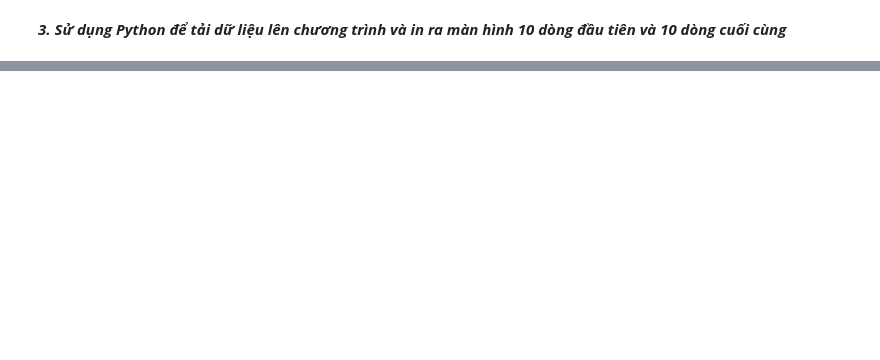
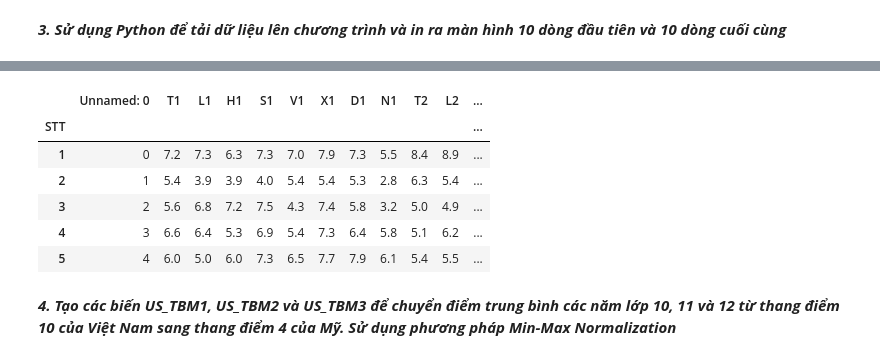
Before and after one commit to NgaanLee/DataAnalystDeepLearning, a Jupyter notebook: Homeworks_Lap01.ipynb, the cells around one changed output, grey strips where cells are left out. Drawn from its saved outputs; the diff is of its cells as text; code cells hidden in the pictures; blank space fills up the shorter version.

```diff
--- a/Homeworks_Lap01.ipynb
+++ b/Homeworks_Lap01.ipynb
@@ -130,0 +279,2 @@ STT                                            ...
+# %%
+df["T1"].fillna(df["T1"].mean(), inplace =True)
@@ -130,0 +283,7 @@ STT                                            ...
+# %%
+# Trung bình môn các năm 10 11 12
+for i in ["1","2","3"]:
+    df["TBM"+i] = (df["T"+i]*2 + df["L"+i]+ df["H"+i]+ df["S"+i]+
+                   df["V"+i]*2 + df["X"+i]+ df["D"+i]+ df["N"+i])/10
+for i in ["1","2","3"]:
+    print("TBM"+i)
@@ -130,0 +306,19 @@ STT                                            ...
+# %%
+for i in ["1","2","3"]:
+    df.loc[df['TBM'+i] <= 5, 'XL'+i] = 'Y'
+    df.loc[(df['TBM'+i] <= 6.5) &(df['TBM'+i] > 5), 'XL'+i] = 'TB'
+    df.loc[(df['TBM'+i] < 8) &(df['TBM'+i] >= 6.5), 'XL'+i] = 'K'
+    df.loc[(df['TBM'+i] < 9) &(df['TBM'+i] >=8), 'XL'+i] = 'G'
+    df.loc[(df['TBM'+i] >= 9), 'XL'+i] = 'XS'
+# %%
+df.head()
+# %% [output]
+|  | Unnamed: 0 | T1 | L1 | H1 | S1 | V1 | X1 | D1 | N1 | T2 | L2 | ... |
+| STT |  |  |  |  |  |  |  |  |  |  |  | ... |
+| 1 | 0 | 7.2 | 7.3 | 6.3 | 7.3 | 7.0 | 7.9 | 7.3 | 5.5 | 8.4 | 8.9 | ... |
+| 2 | 1 | 5.4 | 3.9 | 3.9 | 4.0 | 5.4 | 5.4 | 5.3 | 2.8 | 6.3 | 5.4 | ... |
+| 3 | 2 | 5.6 | 6.8 | 7.2 | 7.5 | 4.3 | 7.4 | 5.8 | 3.2 | 5.0 | 4.9 | ... |
+| 4 | 3 | 6.6 | 6.4 | 5.3 | 6.9 | 5.4 | 7.3 | 6.4 | 5.8 | 5.1 | 6.2 | ... |
+| 5 | 4 | 6.0 | 5.0 | 6.0 | 7.3 | 6.5 | 7.7 | 7.9 | 6.1 | 5.4 | 5.5 | ... |
+# %% [markdown]
+***4. Tạo các biến US_TBM1, US_TBM2 và US_TBM3 để chuyển điểm trung bình các năm lớp 10, 11 và 12 từ thang điểm 10 của Việt Nam sang thang điểm 4 của Mỹ. Sử dụng phương pháp Min-Max Normalization***
```
Also changed, not shown: parts of 25 cells of this notebook.
